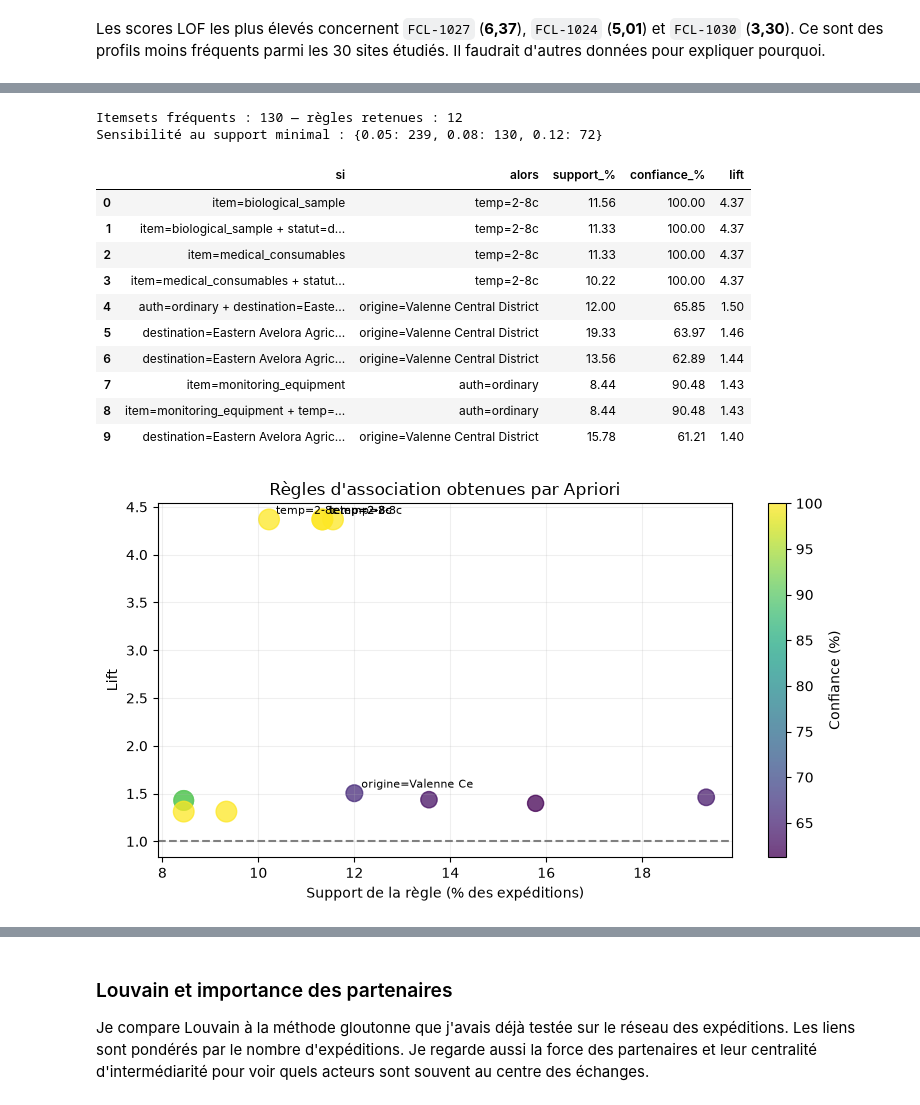
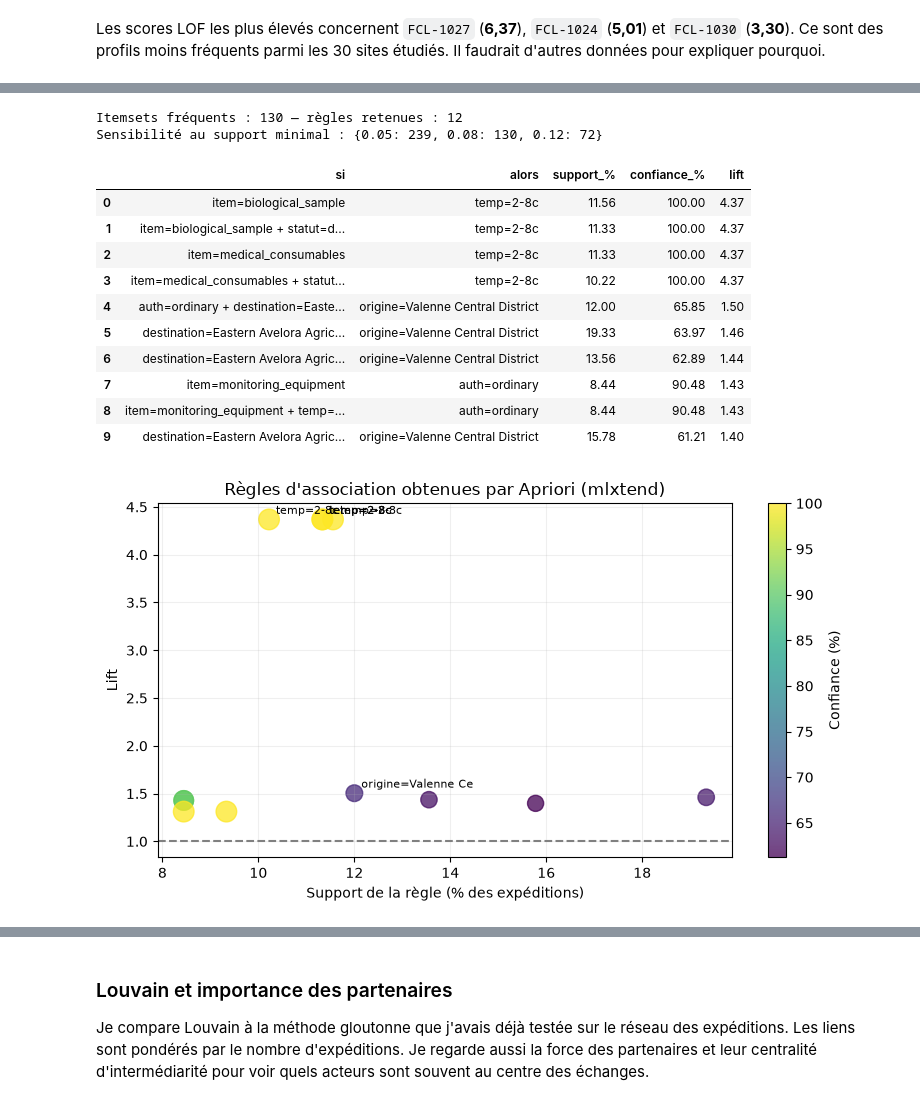
Before and after one commit to JLFoxii/20262027-UE-DataMining-Project, a Jupyter notebook: investigations/05_logistique/05_logistique.ipynb, the cells around one changed output, grey strips where cells are left out. Saved outputs shown, nothing was run; the diff lists cells and outputs as text; code cells hidden in the pictures.

```diff
--- a/investigations/05_logistique/05_logistique.ipynb
+++ b/investigations/05_logistique/05_logistique.ipynb
@@ -3685,6 +3641,8 @@ Ici, **une expédition représente une transaction**. Je lui associe sa catégor
 # %%
-from itertools import combinations
-from collections import Counter
+# Apriori n'existe pas dans sklearn : on utilise mlxtend, une bibliothèque dédiée
+# aux règles d'association, plutôt qu'une réimplémentation Python.
+from mlxtend.preprocessing import TransactionEncoder
+from mlxtend.frequent_patterns import apriori, association_rules
 
 s_asso = pd.read_csv(b / "shipments.csv")
 f_asso = pd.read_csv(b / "erp_facilities.csv")
@@ -3698,86 +3656,75 @@ champs_asso = {"item": "item_category", "temp": "temperature_control_class_norma
                "motif": "motif_nettoye", "origine": "region_depart",
                "destination": "region_arrivee"}
 transactions = [
-    {f"{prefix}={str(ligne[colonne])}" for prefix, colonne in champs_asso.items()}
+    [f"{prefix}={str(ligne[colonne])}" for prefix, colonne in champs_asso.items()]
     for _, ligne in s_asso.iterrows()
 ]
 
-def apriori_simple(transactions, support_min=0.08, taille_max=3):
-    n = len(transactions)
-    seuil = int(np.ceil(n * support_min))
-    freqs = {frozenset([item]): nb for item, nb in Counter(
-        item for transaction in transactions for item in transaction).items() if nb >= seuil}
-    courants = sorted(freqs)
-    for taille in range(2, taille_max + 1):
-        items = sorted(set().union(*(set(c) for c in courants))) if courants else []
-        suivants = {}
-        for candidat in combinations(items, taille):
-            ens = frozenset(candidat)
-            # Élagage Apriori : tous les sous-ensembles de taille k-1 doivent être fréquents.
-            if not all(frozenset(sous) in freqs for sous in combinations(candidat, taille - 1)):
-                continue
-            if len({s.split("=", 1)[0] for s in candidat}) < taille:
-                continue
-            compte = sum(ens.issubset(transaction) for transaction in transactions)
-            if compte >= seuil:
-                suivants[ens] = compte
-        freqs.update(suivants)
-        courants = sorted(suivants)
-    return freqs
+encodeur = TransactionEncoder()
+matrice_transactions = encodeur.fit(transactions).transform(transactions)
+transactions_binaires = pd.DataFrame(matrice_transactions, columns=encodeur.columns_)
 
-freqs_asso = apriori_simple(transactions, support_min=0.08)
-regles_asso = []
-n_tr = len(transactions)
-for itemset, nb in sorted(freqs_asso.items(), key=lambda ligne: (len(ligne[0]), tuple(sorted(ligne[0])))):
-    if len(itemset) < 2:
-        continue
-    for consequent in sorted(itemset):
-        gauche = itemset - {consequent}
-        confiance = nb / freqs_asso[gauche]
-        support_c = freqs_asso[frozenset([consequent])] / n_tr
-        lift = confiance / support_c
-        if confiance >= 0.60 and lift > 1.20:
-            regles_asso.append({"si": " + ".join(sorted(gauche)), "alors": consequent,
-                                "support_%": 100 * nb / n_tr,
-                                "confiance_%": 100 * confiance, "lift": lift})
-regles_asso = pd.DataFrame(regles_asso,
-                             columns=["si", "alors", "support_%", "confiance_%", "lift"])
-regles_asso = regles_asso.sort_values(["lift", "support_%", "si", "alors"], ascending=[False, False, True, True]).reset_index(drop=True)
-print("Itemsets fréquents :", len(freqs_asso), "— règles retenues :", len(regles_asso))
-print("Sensibilité au support minimal :", {s: len(apriori_simple(transactions, s))
-                                          for s in [0.05, 0.08, 0.12]})
+# Conserver exactement les paramètres de l'enquête initiale :
+# support >= 8 %, motif d'au plus trois items, confiance >= 60 %, lift > 1,2.
+frequents_asso = apriori(transactions_binaires, min_support=0.08,
+                        use_colnames=True, max_len=3)
+regles_brutes = association_rules(frequents_asso,
+                                  num_itemsets=len(transactions_binaires),
+                                  metric="confidence", min_threshold=0.60)
+regles_filtrees = regles_brutes.loc[
+    regles_brutes["consequents"].map(len).eq(1)
+    & regles_brutes["lift"].gt(1.20)
+].copy()
+regles_asso = pd.DataFrame({
+    "si": regles_filtrees["antecedents"].map(lambda x: " + ".join(sorted(x))),
+    "alors": regles_filtrees["consequents"].map(lambda x: next(iter(x))),
+    "support_%": regles_filtrees["support"] * 100,
+    "confiance_%": regles_filtrees["confidence"] * 100,
+    "lift": regles_filtrees["lift"],
+})
+regles_asso = regles_asso.sort_values(
+    ["lift", "support_%", "si", "alors"],
+    ascending=[False, False, True, True]
+).reset_index(drop=True)
+
+print("Itemsets fréquents :", len(frequents_asso), "— règles retenues :", len(regles_asso))
+print("Sensibilité au support minimal :", {
+    seuil: len(apriori(transactions_binaires, min_support=seuil,
+                      use_colnames=True, max_len=3))
+    for seuil in [0.05, 0.08, 0.12]
+})
 display(regles_asso.head(10).round(2))
 
 fig, ax = plt.subplots(figsize=(8, 4.5))
 if not regles_asso.empty:
     top_regles = regles_asso.head(20)
     points = ax.scatter(top_regles["support_%"], top_regles["lift"],
                         s=top_regles["confiance_%"] * 2.2,
                         c=top_regles["confiance_%"], cmap="viridis", alpha=0.75)
     fig.colorbar(points, ax=ax, label="Confiance (%)")
     for _, ligne in top_regles.head(5).iterrows():
         ax.annotate(ligne["alors"][:18], (ligne["support_%"], ligne["lift"]),
                     xytext=(5, 4), textcoords="offset points", fontsize=8)
 ax.axhline(1, color="grey", linestyle="--")
 ax.set_xlabel("Support de la règle (% des expéditions)")
 ax.set_ylabel("Lift")
-ax.set_title("Règles d'association obtenues par Apriori")
+ax.set_title("Règles d'association obtenues par Apriori (mlxtend)")
 ax.grid(alpha=0.2)
 plt.tight_layout()
 plt.show()
 # %% [output]
 Itemsets fréquents : 130 — règles retenues : 12
 Sensibilité au support minimal : {0.05: 239, 0.08: 130, 0.12: 72}
 |  | si | alors | support_% | confiance_% | lift |
 | 0 | item=biological_sample | temp=2-8c | 11.56 | 100.00 | 4.37 |
 | 1 | item=biological_sample + statut=d... | temp=2-8c | 11.33 | 100.00 | 4.37 |
 | 2 | item=medical_consumables | temp=2-8c | 11.33 | 100.00 | 4.37 |
 | 3 | item=medical_consumables + statut... | temp=2-8c | 10.22 | 100.00 | 4.37 |
 | 4 | auth=ordinary + destination=Easte... | origine=Valenne Central District | 12.00 | 65.85 | 1.50 |
 | 5 | destination=Eastern Avelora Agric... | origine=Valenne Central District | 19.33 | 63.97 | 1.46 |
 | 6 | destination=Eastern Avelora Agric... | origine=Valenne Central District | 13.56 | 62.89 | 1.44 |
 | 7 | item=monitoring_equipment | auth=ordinary | 8.44 | 90.48 | 1.43 |
 | 8 | item=monitoring_equipment + temp=... | auth=ordinary | 8.44 | 90.48 | 1.43 |
 | 9 | destination=Eastern Avelora Agric... | origine=Valenne Central District | 15.78 | 61.21 | 1.40 |
-[figure, old version]
+[figure, new version]
 # %% [markdown]
```
Also changed, not shown: parts of 22 cells of this notebook, 3 other files.
